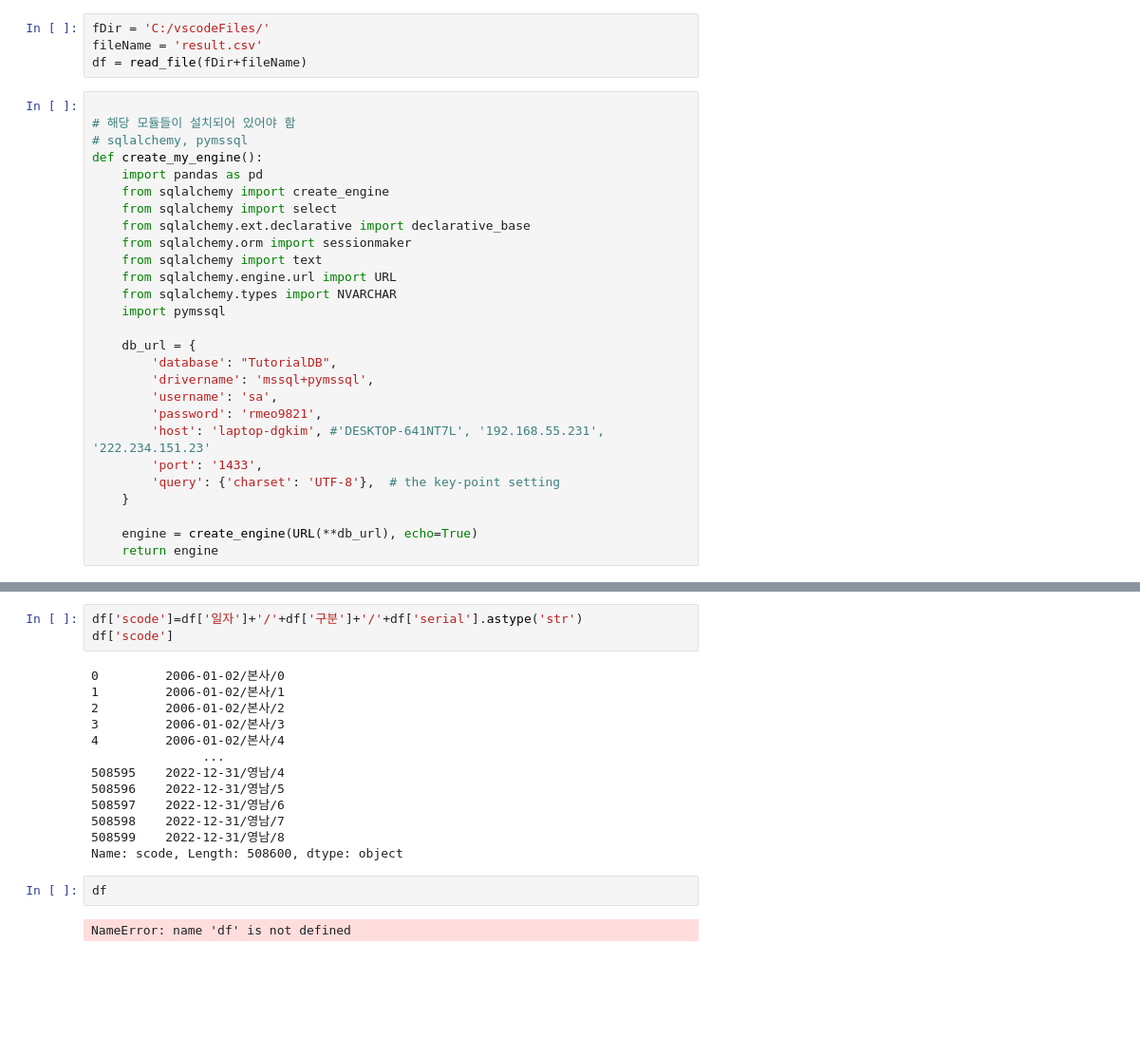
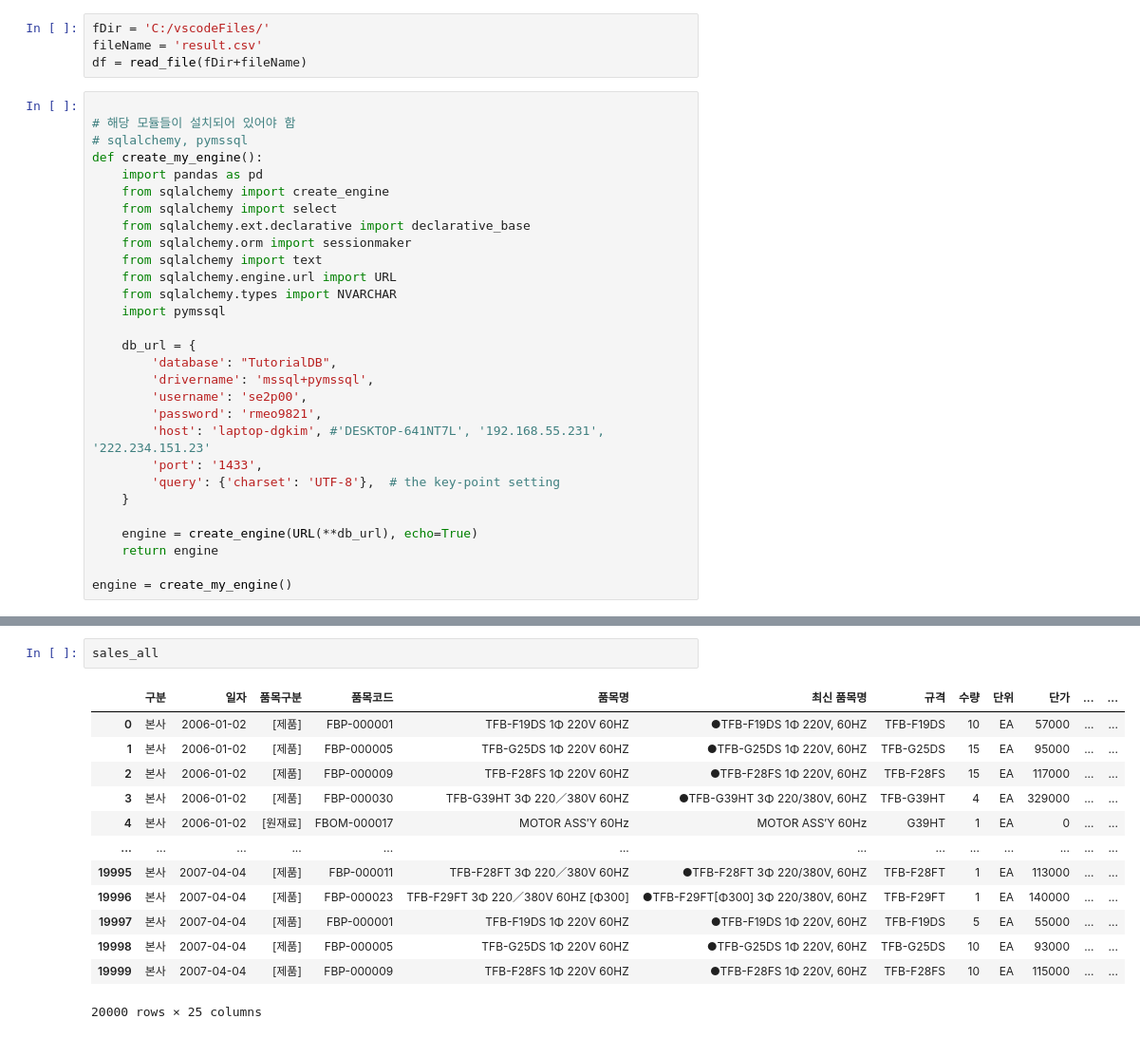
Before and after one commit to se2p00/vscode, a Jupyter notebook: createTable.ipynb, the cells around one changed output, grey strips where cells are left out. Shown at 95% size. Saved outputs shown, nothing was run; the diff lists cells and outputs as text; blank space fills up the shorter version.

```diff
--- a/createTable.ipynb
+++ b/createTable.ipynb
@@ -75,7 +75,7 @@ def create_my_engine():
     db_url = {
         'database': "TutorialDB",
         'drivername': 'mssql+pymssql',
-        'username': 'sa',
+        'username': 'se2p00',
         'password': 'rmeo9821',
         'host': 'laptop-dgkim', #'DESKTOP-641NT7L', '192.168.55.231', '222.234.151.23'
         'port': '1433',
@@ -84,6 +84,8 @@ def create_my_engine():
 
     engine = create_engine(URL(**db_url), echo=True)
     return engine
+
+engine = create_my_engine()
 # %%
 #engine = create_engine("mssql+pyodbc://user:password@host:port/databasename?driver=ODBC+Driver+17+for+SQL+Server")
 #engine = create_engine('mssql+pymssql://se2p00:rmeo9821@laptop-dgkim:1433/dbo.sales_main', echo=True)
@@ -137,20 +187,16 @@ Name: serial, Length: 508600, dtype: int64
-# %%
-df['scode']=df['일자']+'/'+df['구분']+'/'+df['serial'].astype('str')
-df['scode']
-# %% [output]
-0         2006-01-02/본사/0
-1         2006-01-02/본사/1
-2         2006-01-02/본사/2
-3         2006-01-02/본사/3
-4         2006-01-02/본사/4
-               ...
-508595    2022-12-31/영남/4
-508596    2022-12-31/영남/5
-508597    2022-12-31/영남/6
-508598    2022-12-31/영남/7
-508599    2022-12-31/영남/8
-Name: scode, Length: 508600, dtype: object
-# %%
-df
-# %% [output]
-NameError: name 'df' is not defined
+# %%
+sales_all
+# %% [output]
+|  | 구분 | 일자 | 품목구분 | 품목코드 | 품목명 | 최신 품목명 | 규격 | 수량 | 단위 | 단가 | ... | ... |
+| 0 | 본사 | 2006-01-02 | [제품] | FBP-000001 | TFB-F19DS 1Φ 220V 60HZ | ●TFB-F19DS 1Φ 220V, 60HZ | TFB-F19DS | 10 | EA | 57000 | ... | ... |
+| 1 | 본사 | 2006-01-02 | [제품] | FBP-000005 | TFB-G25DS 1Φ 220V 60HZ | ●TFB-G25DS 1Φ 220V, 60HZ | TFB-G25DS | 15 | EA | 95000 | ... | ... |
+| 2 | 본사 | 2006-01-02 | [제품] | FBP-000009 | TFB-F28FS 1Φ 220V 60HZ | ●TFB-F28FS 1Φ 220V, 60HZ | TFB-F28FS | 15 | EA | 117000 | ... | ... |
+| 3 | 본사 | 2006-01-02 | [제품] | FBP-000030 | TFB-G39HT 3Φ 220／380V 60HZ | ●TFB-G39HT 3Φ 220/380V, 60HZ | TFB-G39HT | 4 | EA | 329000 | ... | ... |
+| 4 | 본사 | 2006-01-02 | [원재료] | FBOM-000017 | MOTOR ASS′Y 60Hz | MOTOR ASS′Y 60Hz | G39HT | 1 | EA | 0 | ... | ... |
+| ... | ... | ... | ... | ... | ... | ... | ... | ... | ... | ... | ... | ... |
+| 19995 | 본사 | 2007-04-04 | [제품] | FBP-000011 | TFB-F28FT 3Φ 220／380V 60HZ | ●TFB-F28FT 3Φ 220/380V, 60HZ | TFB-F28FT | 1 | EA | 113000 | ... | ... |
+| 19996 | 본사 | 2007-04-04 | [제품] | FBP-000023 | TFB-F29FT 3Φ 220／380V 60HZ [Φ300] | ●TFB-F29FT[Φ300] 3Φ 220/380V, 60HZ | TFB-F29FT | 1 | EA | 140000 | ... | ... |
+| 19997 | 본사 | 2007-04-04 | [제품] | FBP-000001 | TFB-F19DS 1Φ 220V 60HZ | ●TFB-F19DS 1Φ 220V, 60HZ | TFB-F19DS | 5 | EA | 55000 | ... | ... |
+| 19998 | 본사 | 2007-04-04 | [제품] | FBP-000005 | TFB-G25DS 1Φ 220V 60HZ | ●TFB-G25DS 1Φ 220V, 60HZ | TFB-G25DS | 10 | EA | 93000 | ... | ... |
+| 19999 | 본사 | 2007-04-04 | [제품] | FBP-000009 | TFB-F28FS 1Φ 220V 60HZ | ●TFB-F28FS 1Φ 220V, 60HZ | TFB-F28FS | 10 | EA | 115000 | ... | ... |
+20000 rows × 25 columns
```
Also changed, not shown: parts of 6 cells of this notebook.
